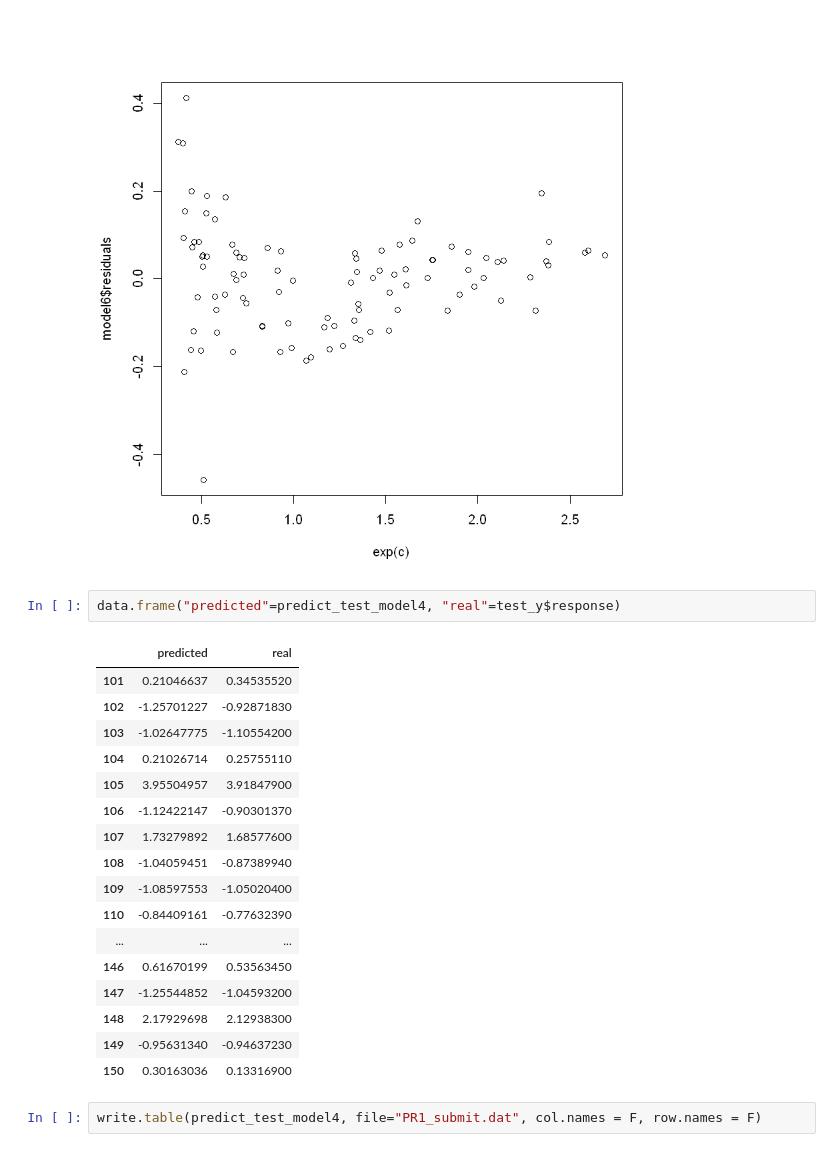
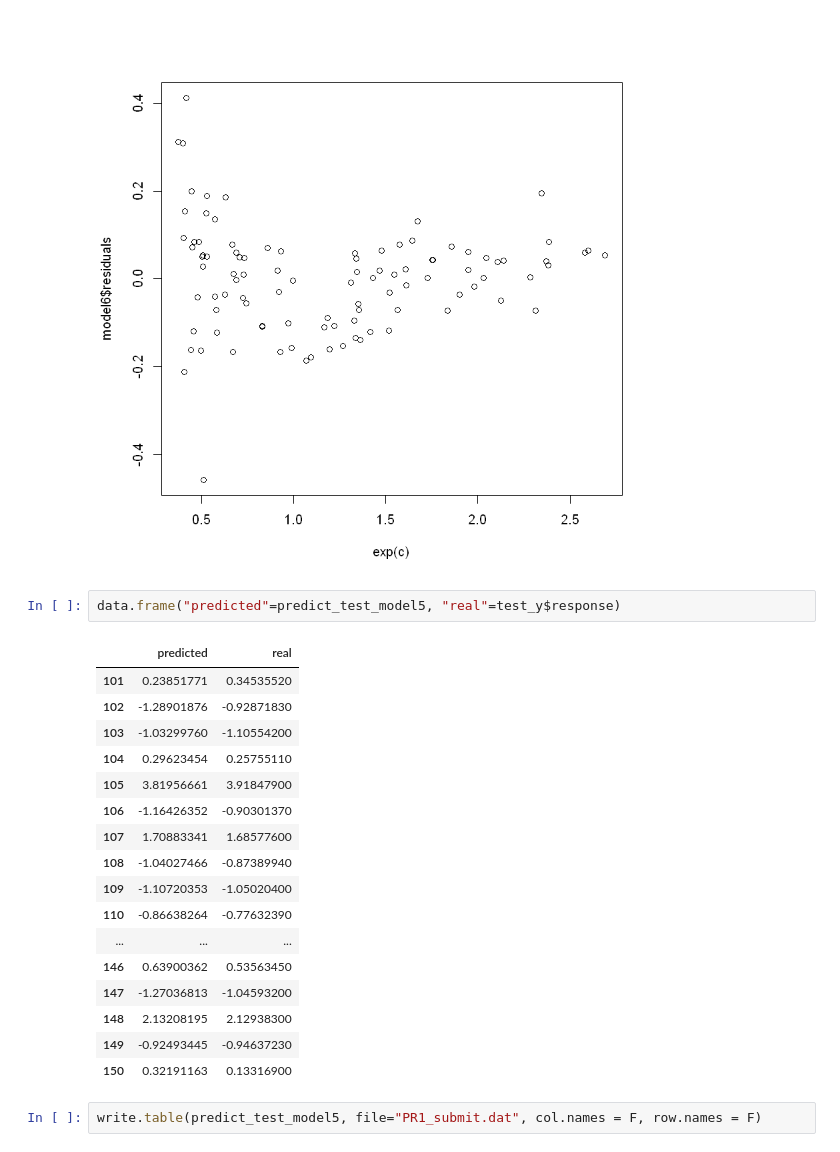
Before and after one commit to parthsdoshi/STAT-512-Final-Project, a Jupyter notebook: Q1/Q1.ipynb, the cells around one changed output. Drawn from its saved outputs; the diff is of its cells as text.

```diff
--- a/Q1/Q1.ipynb
+++ b/Q1/Q1.ipynb
@@ -348,24 +343,24 @@ plot(model6$residuals ~ exp(c), data=train)
 [figure]
 [figure]
 # %%
-data.frame("predicted"=predict_test_model4, "real"=test_y$response)
+data.frame("predicted"=predict_test_model5, "real"=test_y$response)
 # %% [output]
 |  | predicted | real |
-| 101 | 0.21046637 | 0.34535520 |
-| 102 | -1.25701227 | -0.92871830 |
-| 103 | -1.02647775 | -1.10554200 |
-| 104 | 0.21026714 | 0.25755110 |
-| 105 | 3.95504957 | 3.91847900 |
-| 106 | -1.12422147 | -0.90301370 |
-| 107 | 1.73279892 | 1.68577600 |
-| 108 | -1.04059451 | -0.87389940 |
-| 109 | -1.08597553 | -1.05020400 |
-| 110 | -0.84409161 | -0.77632390 |
+| 101 | 0.23851771 | 0.34535520 |
+| 102 | -1.28901876 | -0.92871830 |
+| 103 | -1.03299760 | -1.10554200 |
+| 104 | 0.29623454 | 0.25755110 |
+| 105 | 3.81956661 | 3.91847900 |
+| 106 | -1.16426352 | -0.90301370 |
+| 107 | 1.70883341 | 1.68577600 |
+| 108 | -1.04027466 | -0.87389940 |
+| 109 | -1.10720353 | -1.05020400 |
+| 110 | -0.86638264 | -0.77632390 |
 | ... | ... | ... |
-| 146 | 0.61670199 | 0.53563450 |
-| 147 | -1.25544852 | -1.04593200 |
-| 148 | 2.17929698 | 2.12938300 |
-| 149 | -0.95631340 | -0.94637230 |
-| 150 | 0.30163036 | 0.13316900 |
+| 146 | 0.63900362 | 0.53563450 |
+| 147 | -1.27036813 | -1.04593200 |
+| 148 | 2.13208195 | 2.12938300 |
+| 149 | -0.92493445 | -0.94637230 |
+| 150 | 0.32191163 | 0.13316900 |
 # %%
-write.table(predict_test_model4, file="PR1_submit.dat", col.names = F, row.names = F)
+write.table(predict_test_model5, file="PR1_submit.dat", col.names = F, row.names = F)
```
Also changed, not shown: parts of 13 cells of this notebook, 18 other files.
